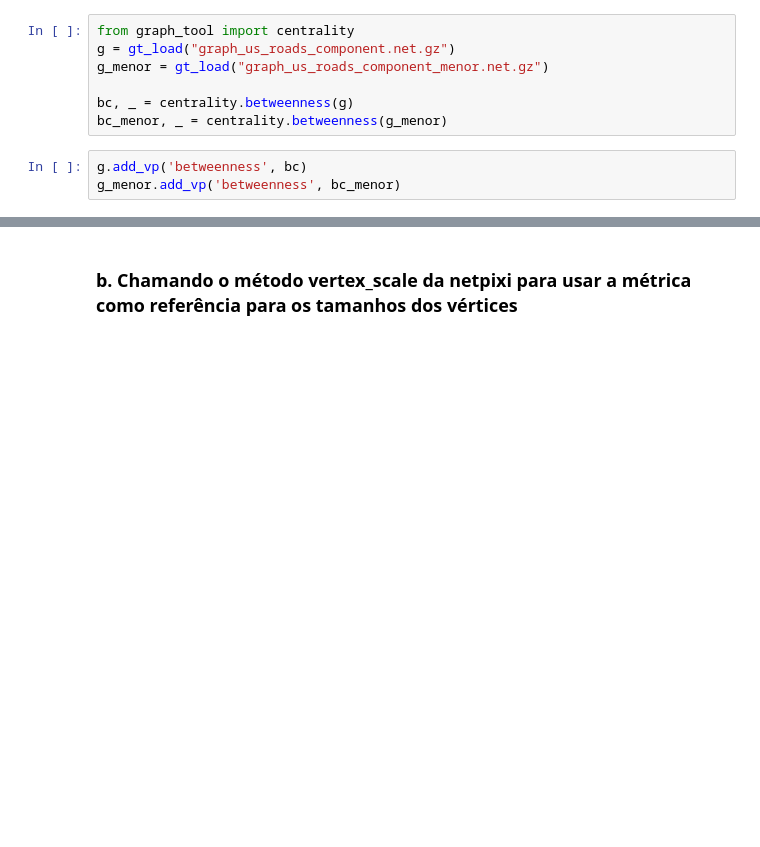
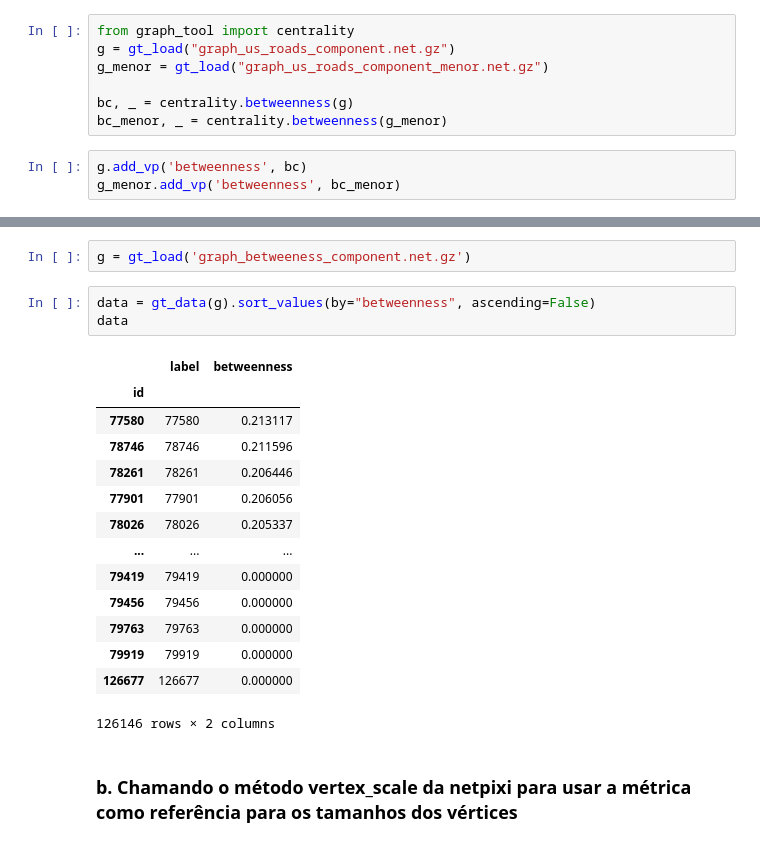
Before and after one commit to bert799/APS1-redsoc, a Jupyter notebook: APS2/APS2.ipynb, the cells around one changed output, grey strips where cells are left out. Drawn from its saved outputs; the diff is of its cells as text; blank space fills up the shorter version.

```diff
--- a/APS2/APS2.ipynb
+++ b/APS2/APS2.ipynb
@@ -157,2 +180,22 @@ r = netpixi.render('graph_betweeness_component_menor.net.gz', infinite=True)
+# %%
+g = gt_load('graph_betweeness_component.net.gz')
+# %%
+data = gt_data(g).sort_values(by="betweenness", ascending=False)
+data
+# %% [output]
+|  | label | betweenness |
+| id |  |  |
+| 77580 | 77580 | 0.213117 |
+| 78746 | 78746 | 0.211596 |
+| 78261 | 78261 | 0.206446 |
+| 77901 | 77901 | 0.206056 |
+| 78026 | 78026 | 0.205337 |
+| ... | ... | ... |
+| 79419 | 79419 | 0.000000 |
+| 79456 | 79456 | 0.000000 |
+| 79763 | 79763 | 0.000000 |
+| 79919 | 79919 | 0.000000 |
+| 126677 | 126677 | 0.000000 |
+126146 rows × 2 columns
 # %% [markdown]
 <h3>b. Chamando o método vertex_scale da netpixi para usar a métrica como referência para os tamanhos dos vértices</h3>
```
Also changed, not shown: parts of 40 cells of this notebook.
